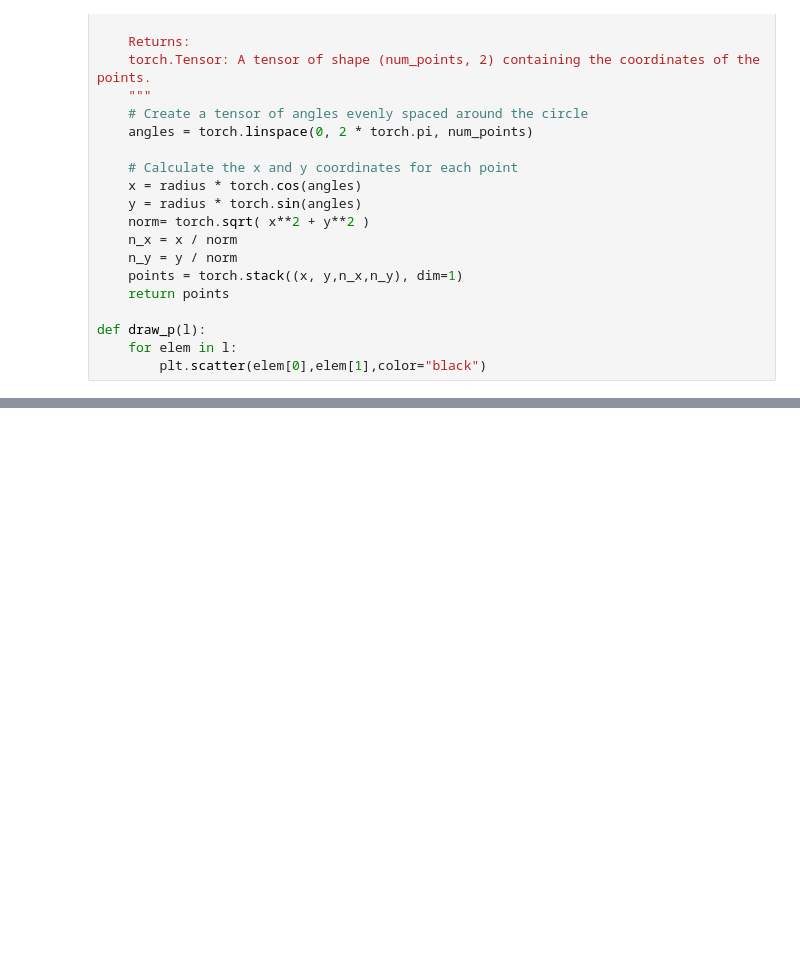
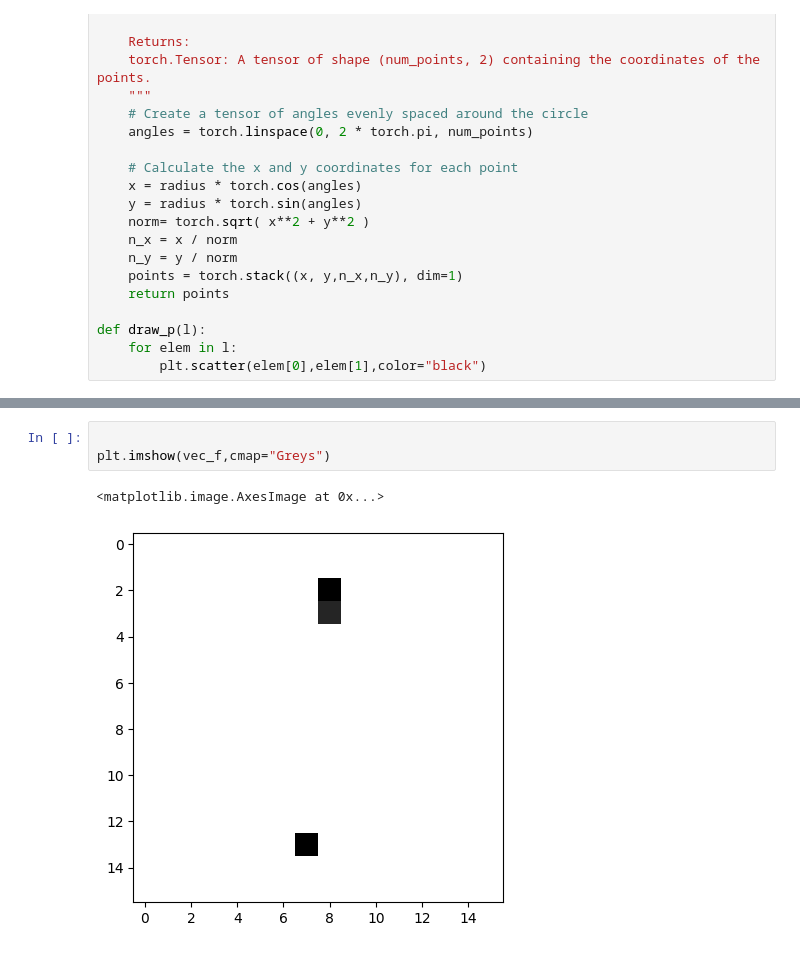
Before and after one commit to HugoRdet/Python_Poisson_Surface_Reconstruction, a Jupyter notebook: poisson.ipynb, the cells around one changed output, grey strips where cells are left out. Saved outputs shown, nothing was run; the diff lists cells and outputs as text; blank space fills up the shorter version.

```diff
--- a/poisson.ipynb
+++ b/poisson.ipynb
@@ -204,0 +324,6 @@ def gradient_field_approx(q,dico):
+# %%
+
+plt.imshow(vec_f,cmap="Greys")
+# %% [output]
+<matplotlib.image.AxesImage at 0x...>
+[figure, added]
```
Also changed, not shown: parts of 15 cells of this notebook, 6 other files.
